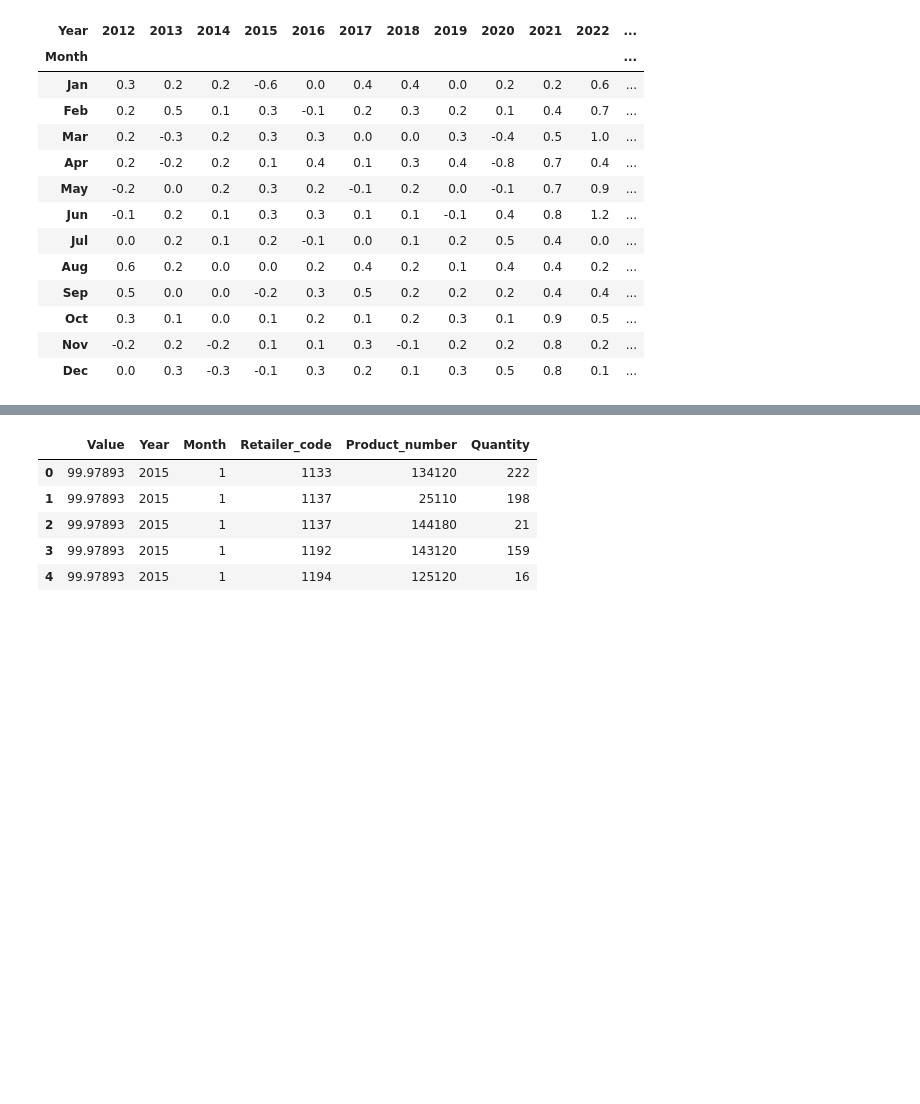
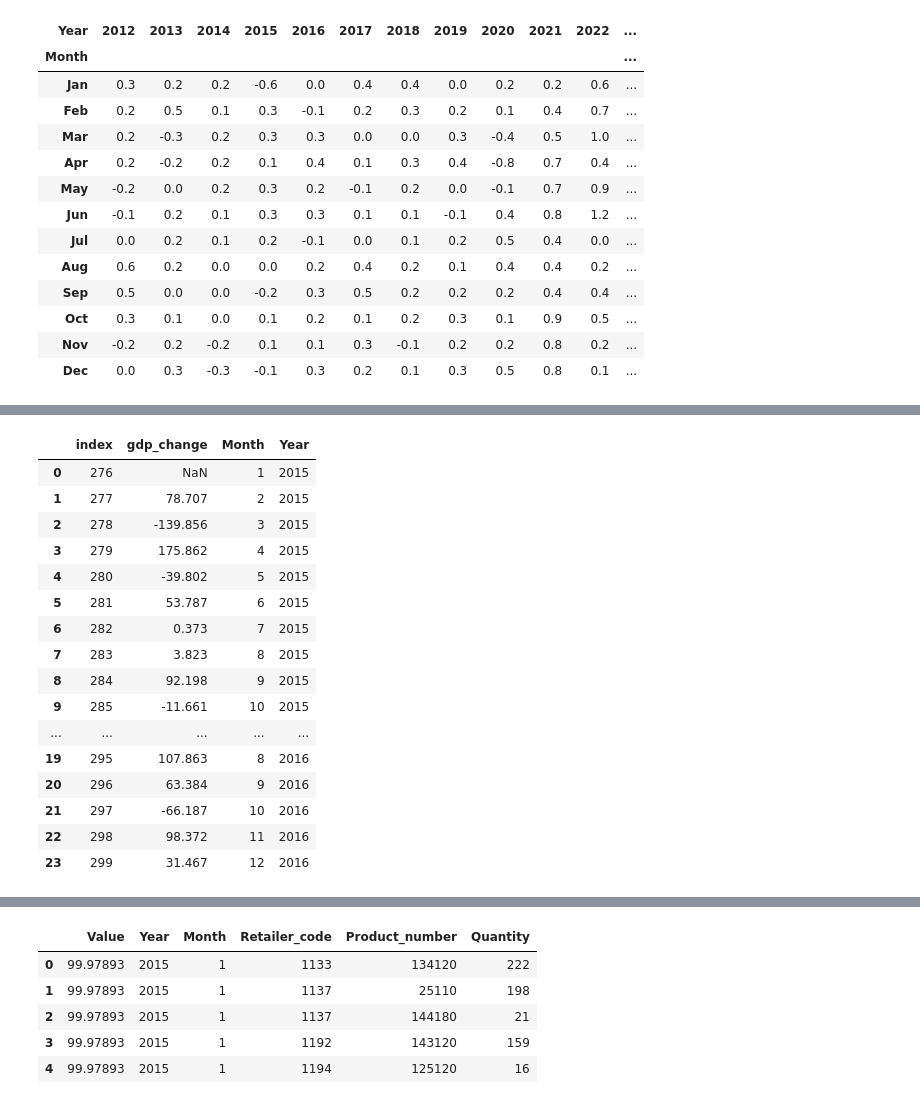
Before and after one commit to RenettaNelson/ADS-507---SQL-Data-Pipeline, a Jupyter notebook: ADS-507-01_group_3_wild_wonderful_sales.ipynb, the cells around one changed output, grey strips where cells are left out. Saved outputs shown, nothing was run; the diff lists cells and outputs as text; code cells hidden in the pictures; blank space fills up the shorter version.

```diff
--- a/ADS-507-01_group_3_wild_wonderful_sales.ipynb
+++ b/ADS-507-01_group_3_wild_wonderful_sales.ipynb
@@ -36,6 +36,7 @@ go_retailers = pd.DataFrame(pd.read_csv("https://github.com/RenettaNelson/ADS-50
 cpi_monthly = pd.DataFrame(pd.read_csv("https://github.com/RenettaNelson/ADS-507---SQL-Data-Pipeline/raw/main/GOSales_data/1_month_percent_change_in_CPI.csv"))
 unemploy_monthly = pd.DataFrame(pd.read_csv("https://github.com/RenettaNelson/ADS-507---SQL-Data-Pipeline/raw/main/GOSales_data/Monthly_unemployment_rate.csv"))
 cci_monthly = pd.DataFrame(pd.read_csv("https://raw.githubusercontent.com/RenettaNelson/ADS-507---SQL-Data-Pipeline/main/GOSales_data/CCI%20CSV.csv"))
+gdp_monthly = pd.DataFrame(pd.read_csv("https://github.com/RenettaNelson/ADS-507---SQL-Data-Pipeline/raw/main/GOSales_data/US_Monthly_GDP.csv"))
 # %%
 go_1k.head()
 # %% [output]
@@ -203,0 +223,9 @@ cpi_monthly_t
+# %%
+gdp_monthly = gdp_monthly.drop("Monthly_Nominal_GDP_Index", axis = 1)
+gdp_monthly.rename(columns = {'Unnamed:_0': 'Date'}, inplace=True)
+gdp_monthly['Date'] = pd.to_datetime(gdp_monthly['Date'])
+gdp_monthly['Date'] = gdp_monthly['Date'].dt.strftime('%Y-%m')
+gdp_monthly = gdp_monthly.drop(range(0,276))
+gdp_monthly = gdp_monthly.drop(range(300, 372))
+
+gdp_monthly
@@ -203,0 +250,24 @@ cpi_monthly_t
+# %%
+gdp_monthly['gdp_change'] = gdp_monthly['Monthly_Real_GDP_Index'].diff()
+gdp_monthly['Month'] = [1,2,3,4,5,6,7,8,9,10,11,12,1,2,3,4,5,6,7,8,9,10,11,12]
+gdp_monthly['Year'] = [2015,2015,2015,2015,2015,2015,2015,2015,2015,2015,2015,2015,2016,2016,2016,2016,2016,2016,2016,2016,2016,2016,2016,2016]
+gdp_monthly_diff = gdp_monthly.drop(['Date','Monthly_Real_GDP_Index'], axis=1).reset_index()
+gdp_monthly_diff
+# %% [output]
+|  | index | gdp_change | Month | Year |
+| 0 | 276 | NaN | 1 | 2015 |
+| 1 | 277 | 78.707 | 2 | 2015 |
+| 2 | 278 | -139.856 | 3 | 2015 |
+| 3 | 279 | 175.862 | 4 | 2015 |
+| 4 | 280 | -39.802 | 5 | 2015 |
+| 5 | 281 | 53.787 | 6 | 2015 |
+| 6 | 282 | 0.373 | 7 | 2015 |
+| 7 | 283 | 3.823 | 8 | 2015 |
+| 8 | 284 | 92.198 | 9 | 2015 |
+| 9 | 285 | -11.661 | 10 | 2015 |
+| ... | ... | ... | ... | ... |
+| 19 | 295 | 107.863 | 8 | 2016 |
+| 20 | 296 | 63.384 | 9 | 2016 |
+| 21 | 297 | -66.187 | 10 | 2016 |
+| 22 | 298 | 98.372 | 11 | 2016 |
+| 23 | 299 | 31.467 | 12 | 2016 |
```
Also changed, not shown: parts of 14 cells of this notebook.
